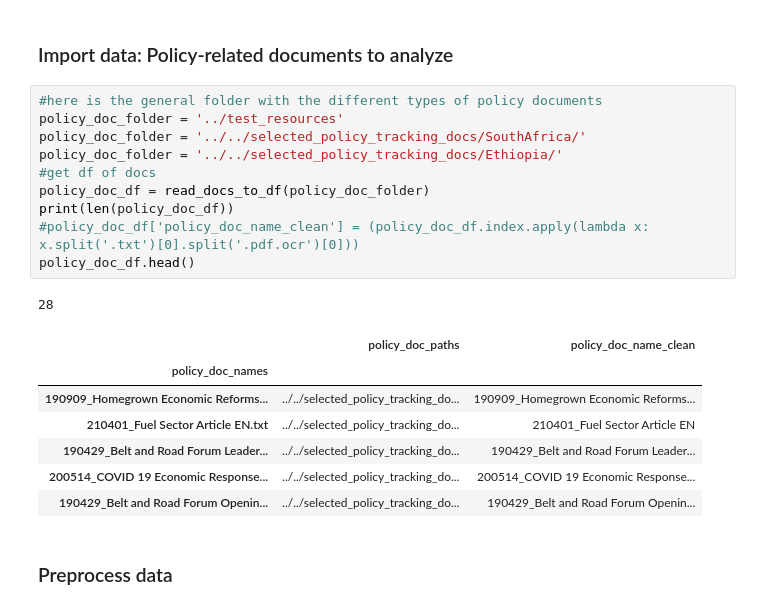
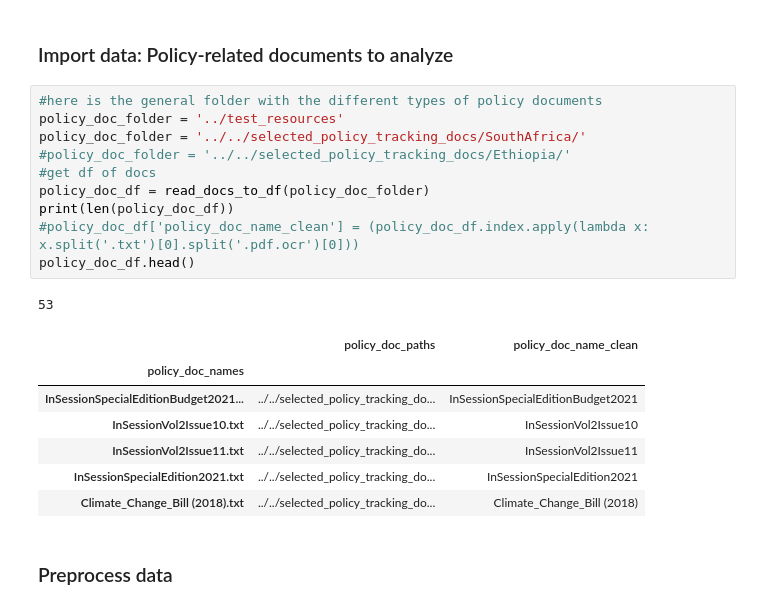
Before and after one commit to rsgier/Hack4Good-GIZ_policy, a Jupyter notebook: code/GIZ Data Exploration-for_presentation.ipynb, the cells around one changed output. Drawn from its saved outputs; the diff is of its cells as text.

```diff
--- a/code/GIZ Data Exploration-for_presentation.ipynb
+++ b/code/GIZ Data Exploration-for_presentation.ipynb
@@ -297,21 +297,21 @@ sdg_ontology.head(20)
 # %%
 #here is the general folder with the different types of policy documents
 policy_doc_folder = '../test_resources'
 policy_doc_folder = '../../selected_policy_tracking_docs/SouthAfrica/'
-policy_doc_folder = '../../selected_policy_tracking_docs/Ethiopia/'
+#policy_doc_folder = '../../selected_policy_tracking_docs/Ethiopia/'
 #get df of docs
 policy_doc_df = read_docs_to_df(policy_doc_folder)
 print(len(policy_doc_df))
 #policy_doc_df['policy_doc_name_clean'] = (policy_doc_df.index.apply(lambda x: x.split('.txt')[0].split('.pdf.ocr')[0]))
 policy_doc_df.head()
 # %% [output]
-28
+53
 |  | policy_doc_paths | policy_doc_name_clean |
 | policy_doc_names |  |  |
-| 190909_Homegrown Economic Reforms... | ../../selected_policy_tracking_do... | 190909_Homegrown Economic Reforms... |
-| 210401_Fuel Sector Article EN.txt | ../../selected_policy_tracking_do... | 210401_Fuel Sector Article EN |
-| 190429_Belt and Road Forum Leader... | ../../selected_policy_tracking_do... | 190429_Belt and Road Forum Leader... |
-| 200514_COVID 19 Economic Response... | ../../selected_policy_tracking_do... | 200514_COVID 19 Economic Response... |
-| 190429_Belt and Road Forum Openin... | ../../selected_policy_tracking_do... | 190429_Belt and Road Forum Openin... |
+| InSessionSpecialEditionBudget2021... | ../../selected_policy_tracking_do... | InSessionSpecialEditionBudget2021 |
+| InSessionVol2Issue10.txt | ../../selected_policy_tracking_do... | InSessionVol2Issue10 |
+| InSessionVol2Issue11.txt | ../../selected_policy_tracking_do... | InSessionVol2Issue11 |
+| InSessionSpecialEdition2021.txt | ../../selected_policy_tracking_do... | InSessionSpecialEdition2021 |
+| Climate_Change_Bill (2018).txt | ../../selected_policy_tracking_do... | Climate_Change_Bill (2018) |
 # %% [markdown]
 ### Preprocess data
```
Also changed, not shown: parts of 40 cells of this notebook, 1 other file.
